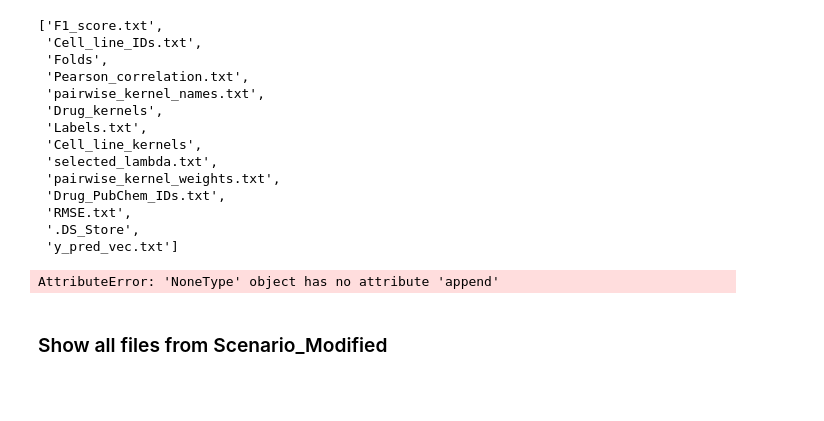
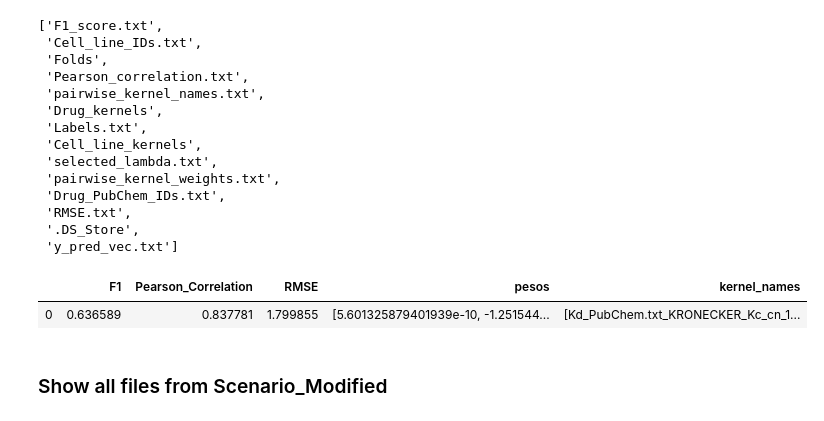
Before and after one commit to TassiaBastos/Treatment-of-incomplete-kernels, a Jupyter notebook: notebooks/analise_scenario3.ipynb, the cells around one changed output. Cells and saved outputs as stored; diff of their text form; code cells hidden in the pictures; blank space fills up the shorter version.

```diff
--- a/notebooks/analise_scenario3.ipynb
+++ b/notebooks/analise_scenario3.ipynb
@@ -34,40 +34,45 @@ data['RMSE'] = []
 data['pesos'] = []
 data['kernel_names'] = []
 
+mean_f1 = []
+mean_pearsonCorrelation = []
+mean_RMSE = []
+weights = []
 
 f1_file = '/home/tassia/TCC code/Treatment-of-incomplete-kernels/Original/drug_response_data/F1_score.txt'
 f1 = np.loadtxt(f1_file)
 mean_f1.append(f1.mean())
 
 
 pearsonCorrelation_file = '/home/tassia/TCC code/Treatment-of-incomplete-kernels/Original/drug_response_data/Pearson_correlation.txt'
 pearsonCorrelation = np.loadtxt(pearsonCorrelation_file)
 mean_pearsonCorrelation.append(pearsonCorrelation.mean())
 
 
 RMSE_file = '/home/tassia/TCC code/Treatment-of-incomplete-kernels/Original/drug_response_data/RMSE.txt'
 RMSE = np.loadtxt(RMSE_file)
 mean_RMSE.append(RMSE.mean())
 
 
 pesos = np.loadtxt('/home/tassia/TCC code/Treatment-of-incomplete-kernels/Original/drug_response_data/pairwise_kernel_weights.txt').mean(axis=0)
 weights.append(pesos)
 
 
 kernel_names = open('/home/tassia/TCC code/Treatment-of-incomplete-kernels/Original/drug_response_data/pairwise_kernel_names.txt','r').read().split('\t')
 
 
 data['F1'].append(np.mean(mean_f1))
 data['Pearson_Correlation'].append(np.mean(mean_pearsonCorrelation))
 data['RMSE'].append(np.mean(mean_RMSE))
 data['pesos'].append(np.mean(weights, axis=0))
 data['kernel_names'].append(kernel_names)
 
 
 df = pd.DataFrame(data=data)
 df
 # %% [output]
-AttributeError: 'NoneType' object has no attribute 'append'
+|  | F1 | Pearson_Correlation | RMSE | pesos | kernel_names |
+| 0 | 0.636589 | 0.837781 | 1.799855 | [5.601325879401939e-10, -1.251544... | [Kd_PubChem.txt_KRONECKER_Kc_cn_1... |
 # %% [markdown]
 ### Show all files from Scenario_Modified
 # %%
```
Also changed, not shown: parts of 1 cell of this notebook.
